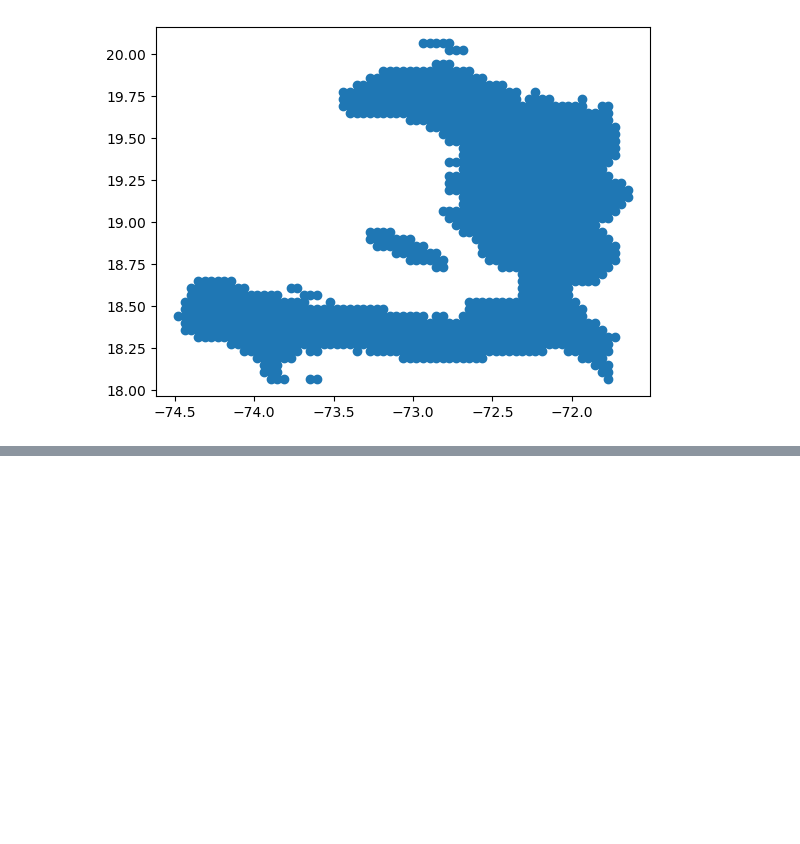
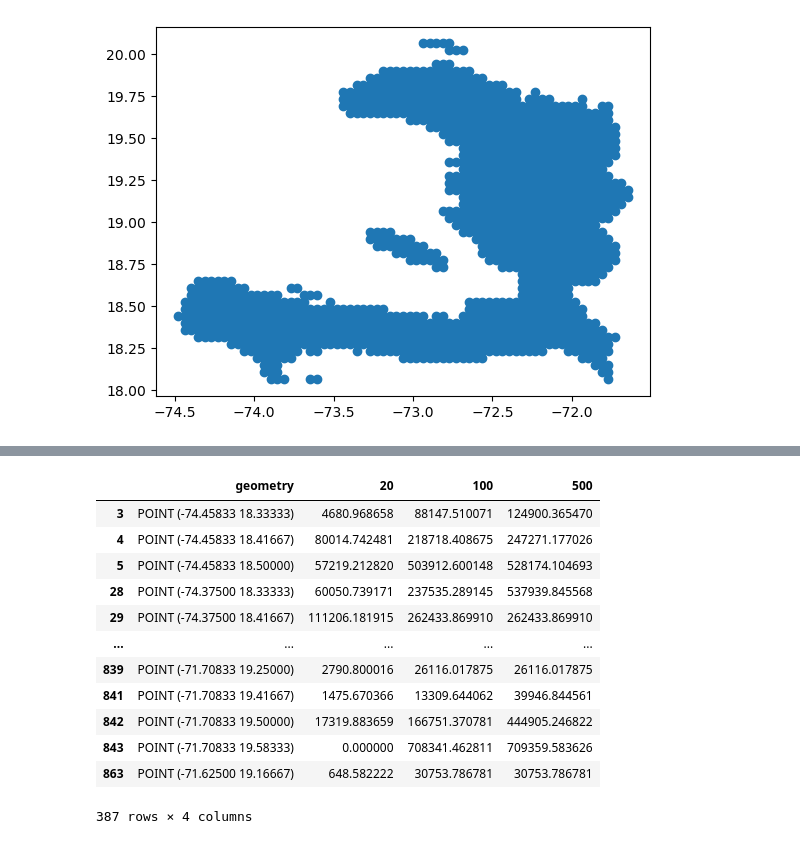
Before and after one commit to ValentinGebhart/exceedance_frequency_curves, a Jupyter notebook: example_resolution.ipynb, the cells around one changed output, grey strips where cells are left out. Saved outputs shown, nothing was run; the diff lists cells and outputs as text; code cells hidden in the pictures; blank space fills up the shorter version.

```diff
--- a/example_resolution.ipynb
+++ b/example_resolution.ipynb
@@ -103,0 +161,16 @@ AAI original 191.26191196170652
+# %%
+gdf_half_short
+# %% [output]
+|  | geometry | 20 | 100 | 500 |
+| 3 | POINT (-74.45833 18.33333) | 4680.968658 | 88147.510071 | 124900.365470 |
+| 4 | POINT (-74.45833 18.41667) | 80014.742481 | 218718.408675 | 247271.177026 |
+| 5 | POINT (-74.45833 18.50000) | 57219.212820 | 503912.600148 | 528174.104693 |
+| 28 | POINT (-74.37500 18.33333) | 60050.739171 | 237535.289145 | 537939.845568 |
+| 29 | POINT (-74.37500 18.41667) | 111206.181915 | 262433.869910 | 262433.869910 |
+| ... | ... | ... | ... | ... |
+| 839 | POINT (-71.70833 19.25000) | 2790.800016 | 26116.017875 | 26116.017875 |
+| 841 | POINT (-71.70833 19.41667) | 1475.670366 | 13309.644062 | 39946.844561 |
+| 842 | POINT (-71.70833 19.50000) | 17319.883659 | 166751.370781 | 444905.246822 |
+| 843 | POINT (-71.70833 19.58333) | 0.000000 | 708341.462811 | 709359.583626 |
+| 863 | POINT (-71.62500 19.16667) | 648.582222 | 30753.786781 | 30753.786781 |
+387 rows × 4 columns
```
Also changed, not shown: parts of 8 cells of this notebook, 1 other file.
